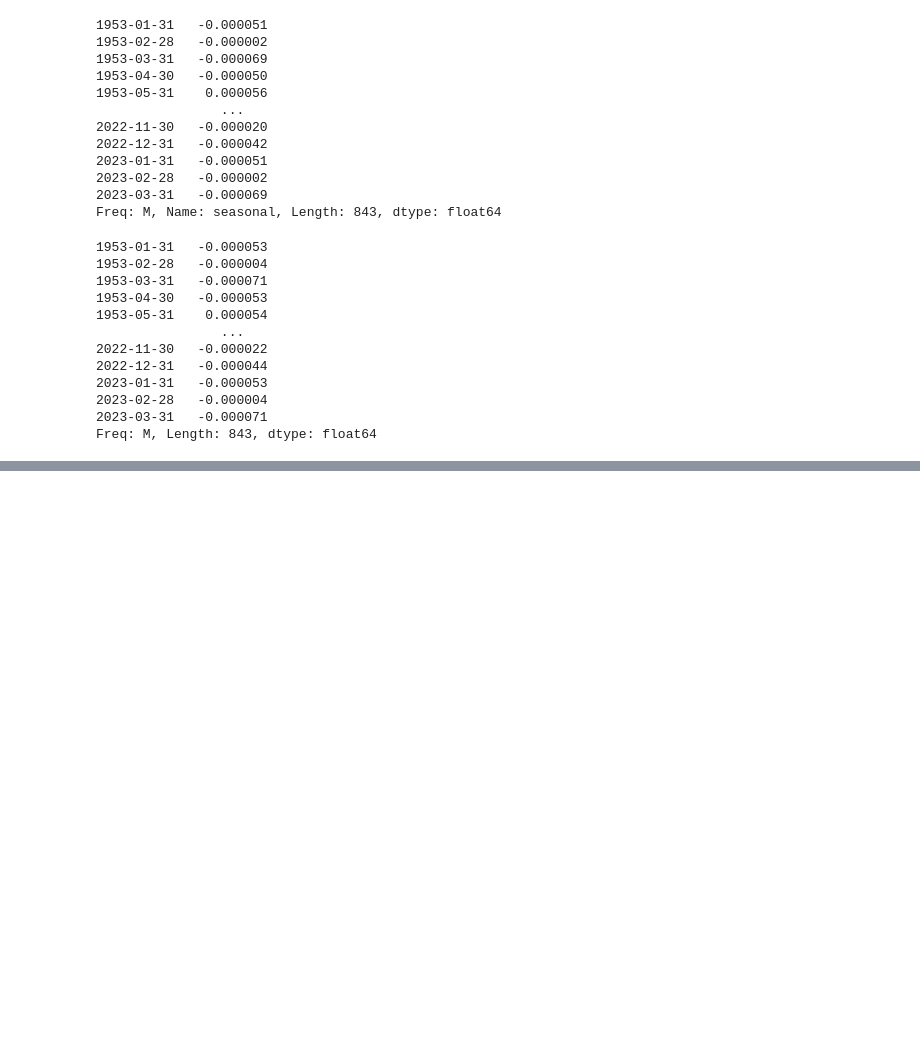
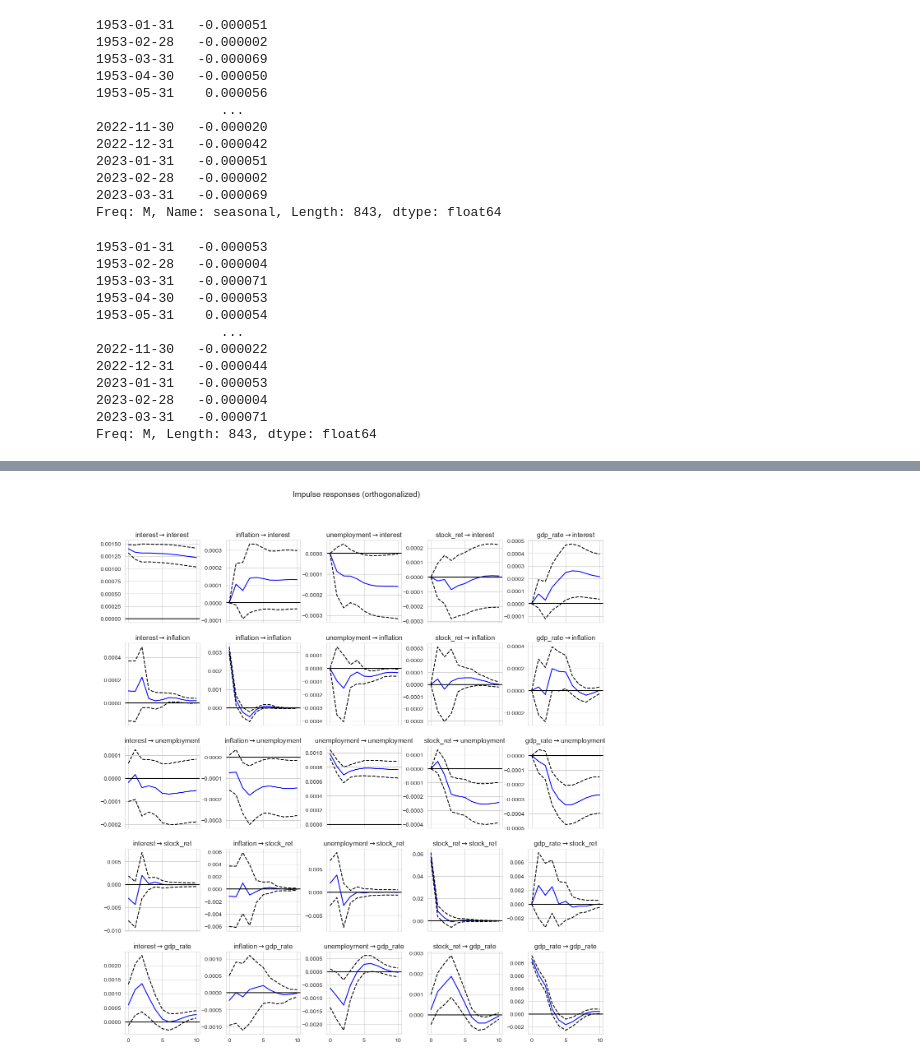
Before and after one commit to Tommylee1013/JapaneseIssue, a Jupyter notebook: TimeSeries.ipynb, the cells around one changed output, grey strips where cells are left out. Cells and saved outputs as stored; diff of their text form; code cells hidden in the pictures; blank space fills up the shorter version.

```diff
--- a/TimeSeries.ipynb
+++ b/TimeSeries.ipynb
@@ -429,0 +547,4 @@ Freq: M, Length: 843, dtype: float64
+# %%
+feature_Mat = feature_Mat.join(stock_ret.loc['1972-10-02':], how = 'left')
+feature_Mat.columns = ['interest','inflation','unemployment','stock_ret']
+feature_Mat
@@ -429,0 +565,4 @@ Freq: M, Length: 843, dtype: float64
+# %%
+feature_Mat = feature_Mat.join(gdp * 0.01, how = 'left').fillna(method = 'bfill')
+feature_Mat.columns = ['interest','inflation','unemployment','stock_ret','gdp_rate']
+feature_Mat
@@ -429,0 +583,7 @@ Freq: M, Length: 843, dtype: float64
+# %%
+Data = feature_Mat.loc['1980-06':'2022-12']
+# %%
+import statsmodels.api as sm
+from statsmodels.tsa.api import VAR
+
+model = VAR(Data).fit(3, trend = 'c')
@@ -429,0 +626,7 @@ Freq: M, Length: 843, dtype: float64
+# %%
+irf = model.irf(10)
+irf.plot(orth = True, figsize = (15,15))
+plt.subplots_adjust(left = 0.125, bottom = 0.1, right = 0.9, top = 0.9, wspace = 0.35, hspace = 0.25)
+plt.show()
+# %% [output]
+[figure, added]
```
Also changed, not shown: parts of 14 cells of this notebook, 2 other files.
